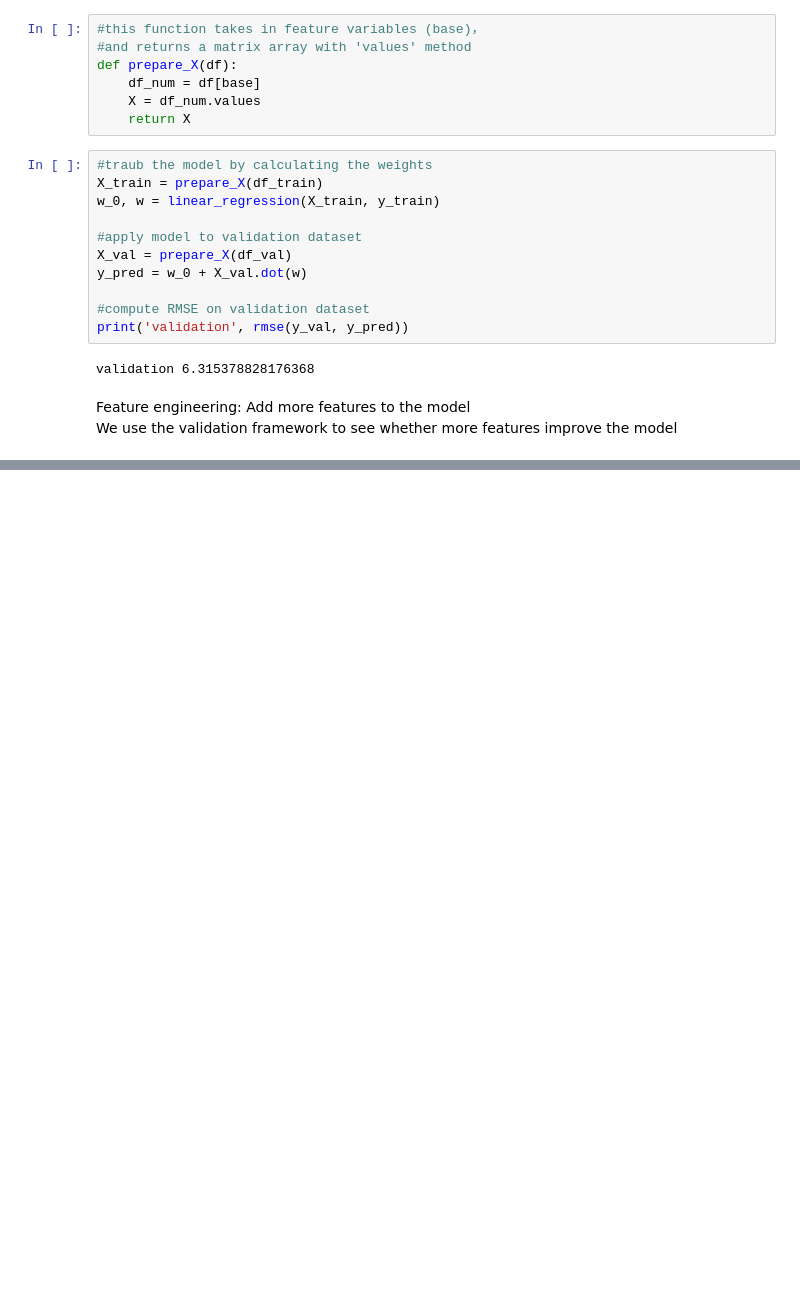
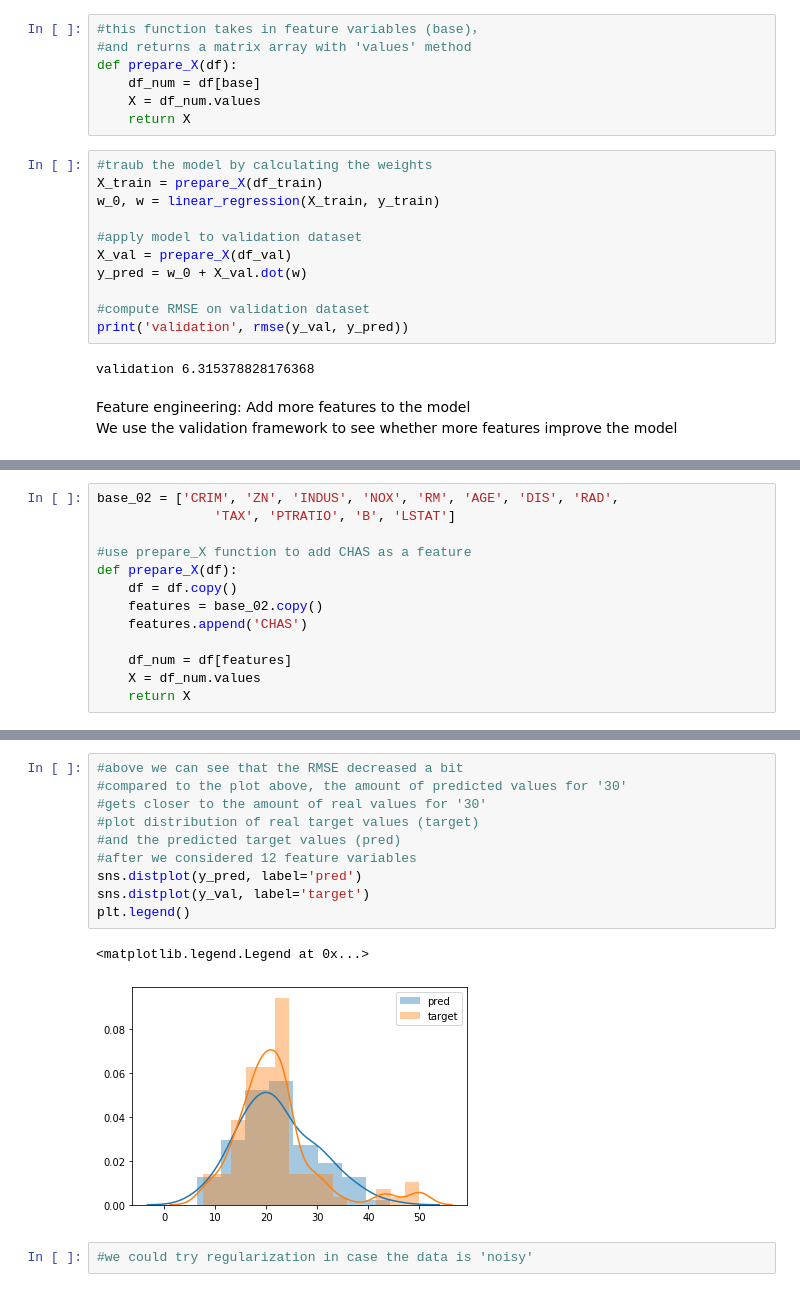
Before and after one commit to MartinTschendel/boston-house-prices, a Jupyter notebook: 200719-boston.ipynb, the cells around one changed output, grey strips where cells are left out. Saved outputs shown, nothing was run; the diff lists cells and outputs as text; blank space fills up the shorter version.

```diff
--- a/200719-boston.ipynb
+++ b/200719-boston.ipynb
@@ -256,0 +265,13 @@ def prepare_X(df):
+# %%
+base_02 = ['CRIM', 'ZN', 'INDUS', 'NOX', 'RM', 'AGE', 'DIS', 'RAD',
+               'TAX', 'PTRATIO', 'B', 'LSTAT']
+
+#use prepare_X function to add CHAS as a feature
+def prepare_X(df):
+    df = df.copy()
+    features = base_02.copy()
+    features.append('CHAS')
+
+    df_num = df[features]
+    X = df_num.values
+    return X
@@ -256,0 +293,15 @@ def prepare_X(df):
+# %%
+#above we can see that the RMSE decreased a bit
+#compared to the plot above, the amount of predicted values for '30'
+#gets closer to the amount of real values for '30'
+#plot distribution of real target values (target)
+#and the predicted target values (pred)
+#after we considered 12 feature variables
+sns.distplot(y_pred, label='pred')
+sns.distplot(y_val, label='target')
+plt.legend()
+# %% [output]
+<matplotlib.legend.Legend at 0x...>
+[figure, added]
+# %%
+#we could try regularization in case the data is 'noisy'
```
Also changed, not shown: parts of 7 cells of this notebook.
